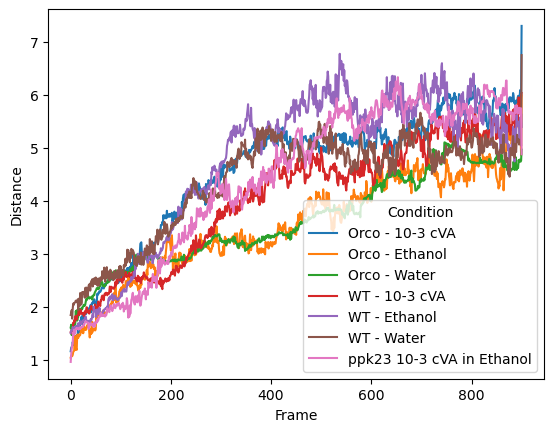
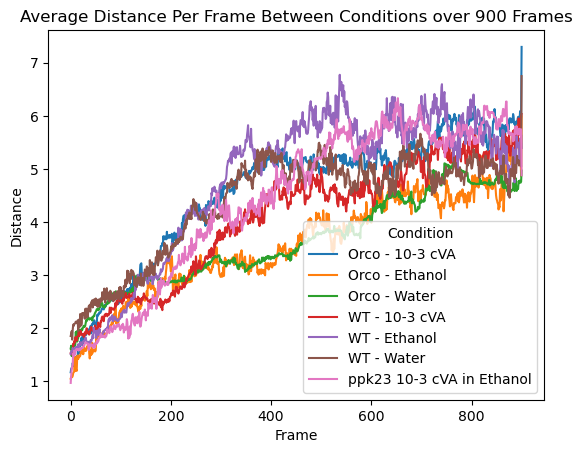
The notebook cell's code change between the first figure and the second:
--- before
+++ after
@@ -1,3 +1,6 @@
 frame_dist_df = clean_complete_df.groupby(['Condition', 'Frame']).Distance.mean()
 
-sbs.lineplot(data = frame_dist_df, x = 'Frame' ,y = frame_dist_df, hue = 'Condition')
+ax = sbs.lineplot(data = frame_dist_df, x = 'Frame' ,y = frame_dist_df, hue = 'Condition')
+plt.title('Average Distance Per Frame Between Conditions over 900 Frames')
+
+plt.show()

Commit: Added Titles to existing plots